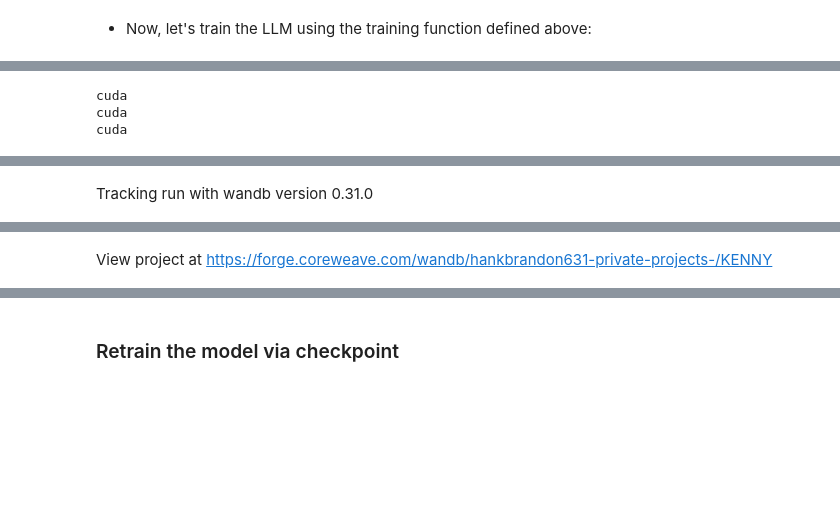
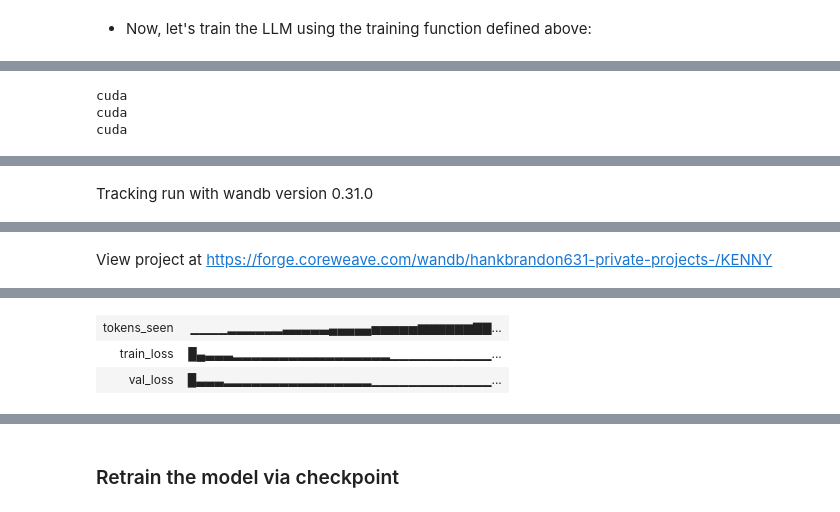
Before and after one commit to Roby290597/KENNY-, a Jupyter notebook: LLM_sratch_Raschka/ch05_tinystories_train.ipynb, the cells around one changed output, grey strips where cells are left out. Cells and saved outputs as stored; diff of their text form; code cells hidden in the pictures; blank space fills up the shorter version.

```diff
--- a/LLM_sratch_Raschka/ch05_tinystories_train.ipynb
+++ b/LLM_sratch_Raschka/ch05_tinystories_train.ipynb
@@ -356,29 +360,29 @@ done with 10084 in 14.631200313568115
 Once upon a time, th
 # %%
 # Open a file and read its content as a string
-with open("train_tiny_stories100_000.txt", "r", encoding="utf-8") as file:
+with open("tiny_stories_txt/train_tiny_stories100_000.txt", "r", encoding="utf-8") as file:
     train_stories1 = file.read()
 
-with open("train_tiny_stories200_000.txt", "r", encoding="utf-8") as file:
+with open("tiny_stories_txt/train_tiny_stories200_000.txt", "r", encoding="utf-8") as file:
     train_stories2 = file.read()
 
-with open("train_tiny_stories300_000.txt", "r", encoding="utf-8") as file:
+with open("tiny_stories_txt/train_tiny_stories300_000.txt", "r", encoding="utf-8") as file:
     train_stories3 = file.read()
 
-with open("train_tiny_stories400_000.txt", "r", encoding="utf-8") as file:
+with open("tiny_stories_txt/train_tiny_stories400_000.txt", "r", encoding="utf-8") as file:
     train_stories4 = file.read()
 
-with open("train_tiny_stories500_000.txt", "r", encoding="utf-8") as file:
+with open("tiny_stories_txt/train_tiny_stories500_000.txt", "r", encoding="utf-8") as file:
     train_stories5 = file.read()
 
 
-#train_stories_all = train_stories1 + train_stories2  + train_stories3 + train_stories4 + train_stories5
-train_stories_all = train_stories3 + train_stories4
+train_stories_all = train_stories1 + train_stories2  # + train_stories3 + train_stories4 + train_stories5
+#train_stories_all = train_stories3 + train_stories4
 
 
 
 # Open a file and read its content as a string
-with open("val_tiny_stories_all.txt", "r", encoding="utf-8") as file:
+with open("tiny_stories_txt/val_tiny_stories_all.txt", "r", encoding="utf-8") as file:
     val_stories_all = file.read()
 # %% [markdown]
 - Next, we divide the dataset into a training and a validation set and use the data loaders from chapter 2 to prepare the batches for LLM training
@@ -553,7 +557,7 @@ from tqdm import tqdm
 
 def train_model_simple_wandb(model, train_loader, val_loader, optimizer, device, num_epochs,
                        eval_freq, eval_iter, start_context, tokenizer):
-  with wandb.init(project='KENNY', name = "tinystories_300_000all" ,config=GPT_CONFIG_124M) as run:
+  with wandb.init(project='KENNY', name = "medium_tinystories_200_000all" ,config=GPT_CONFIG_124M) as run:
       # wandb.init()
 
       # Initialize lists to track losses and tokens seen
@@ -607,47 +613,47 @@ print(GPT_CONFIG_124M)
 # %%
-# # Note:
-# # Uncomment the following code to calculate the execution time
-# import time
-# import wandb
+# Note:
+# Uncomment the following code to calculate the execution time
+import time
+import wandb
 
-# if torch.cuda.is_available():
-#     device = torch.device("cuda")
-#     print(device)
-# elif torch.backends.mps.is_available():
-#     # Use PyTorch 2.9 or newer for stable mps results
-#     major, minor = map(int, torch.__version__.split(".")[:2])
-#     if (major, minor) >= (2, 9):
-#         device = torch.device("mps")
-#     else:
-#         device = torch.device("cpu")
-# else:
-#     device = torch.device("cpu")
+if torch.cuda.is_available():
+    device = torch.device("cuda")
+    print(device)
+elif torch.backends.mps.is_available():
+    # Use PyTorch 2.9 or newer for stable mps results
+    major, minor = map(int, torch.__version__.split(".")[:2])
+    if (major, minor) >= (2, 9):
+        device = torch.device("mps")
+    else:
+        device = torch.device("cpu")
+else:
+    device = torch.device("cpu")
 
-# print(device)
+print(device)
 
 
 
-# start_time = time.time()
+start_time = time.time()
 
-# torch.manual_seed(123)
-# model = GPTModel(GPT_CONFIG_124M)
-# model.to(device)
-# print(device)
-# optimizer = torch.optim.AdamW(model.parameters(), lr=GPT_CONFIG_124M['lr'],
-#                               weight_decay=GPT_CONFIG_124M['weight_decay'])
+torch.manual_seed(123)
+model = GPTModel(GPT_CONFIG_124M)
+model.to(device)
+print(device)
+optimizer = torch.optim.AdamW(model.parameters(), lr=GPT_CONFIG_124M['lr'],
+                              weight_decay=GPT_CONFIG_124M['weight_decay'])
 
-# num_epochs = GPT_CONFIG_124M['num_epochs']
-# train_losses, val_losses, tokens_seen, global_step = train_model_simple_wandb(
-#     model, train_loader, val_loader, optimizer, device,
-#     num_epochs=num_epochs, eval_freq=25, eval_iter=25,
-#     start_context="Every effort moves you", tokenizer=tokenizer
-# )
+num_epochs = GPT_CONFIG_124M['num_epochs']
+train_losses, val_losses, tokens_seen, global_step = train_model_simple_wandb(
+    model, train_loader, val_loader, optimizer, device,
+    num_epochs=num_epochs, eval_freq=25, eval_iter=25,
+    start_context="Every effort moves you", tokenizer=tokenizer
+)
 
-# # Note:
-# # Uncomment the following code to show the execution time
-# end_time = time.time()
-# execution_time_minutes = (end_time - start_time) / 60
-# print(f"Training completed in {execution_time_minutes:.2f} minutes.")
+# Note:
+# Uncomment the following code to show the execution time
+end_time = time.time()
+execution_time_minutes = (end_time - start_time) / 60
+print(f"Training completed in {execution_time_minutes:.2f} minutes.")
 # %% [output]
 cuda
 cuda
@@ -681,0 +695,3 @@ Transient error Bad Gateway encountered while exporting metrics batch, retrying
+| tokens_seen | ▁▁▁▁▂▂▂▂▂▂▃▃▃▃▃▄▄▄▄▄▅▅▅▅▅▆▆▆▆▆▆▇▇... |
+| train_loss | █▄▃▃▃▂▂▂▂▂▂▂▂▂▂▂▂▂▂▂▂▂▁▁▁▁▁▁▁▁▁▁▁... |
+| val_loss | █▃▃▃▂▂▂▂▂▂▂▂▂▂▂▂▂▂▂▂▁▁▁▁▁▁▁▁▁▁▁▁▁... |
```
Also changed, not shown: parts of 18 cells of this notebook, 10 other files.
